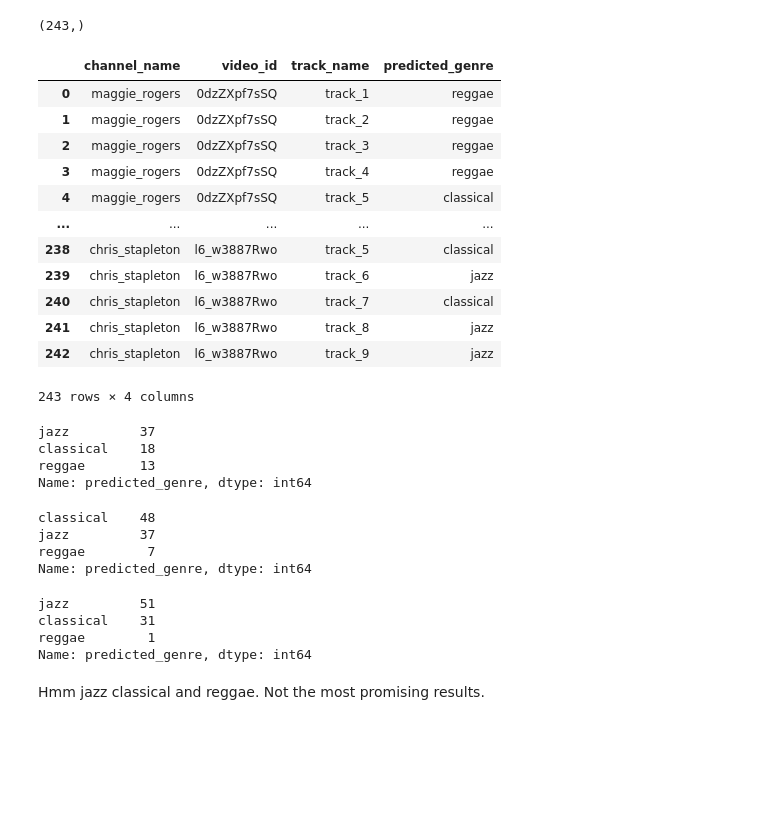
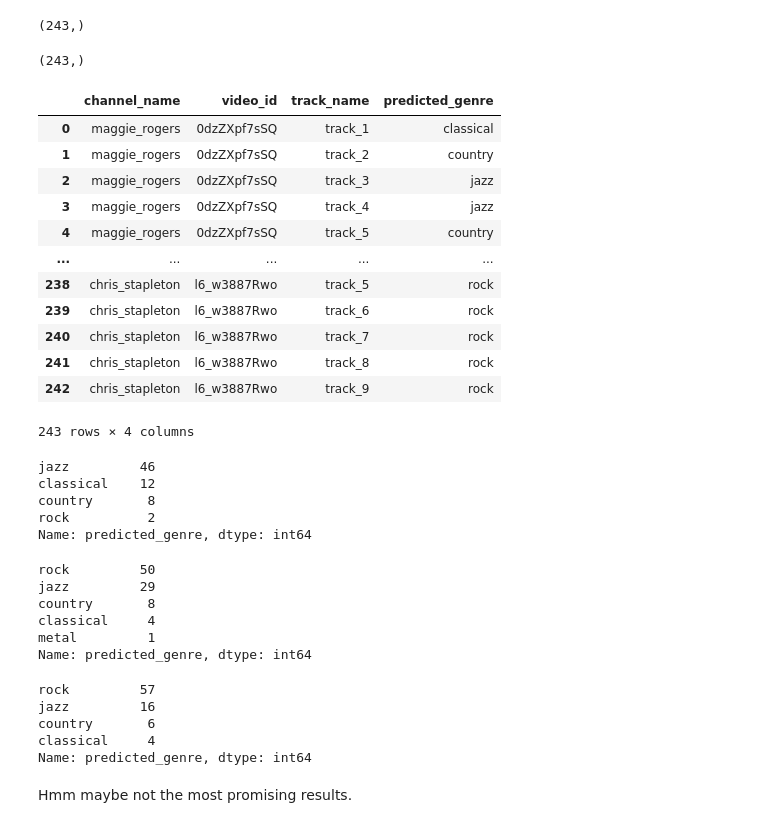
Before and after one commit to s2t2/ml-music-2023, a Jupyter notebook: notebooks/youtube/YouTube_Audio_Test_for_GTZAN_Classifier.ipynb, the cells around one changed output. Cells and saved outputs as stored; diff of their text form; code cells hidden in the pictures; blank space fills up the shorter version.

Commit message:
Use the same scaler from the model training process

```diff
--- a/notebooks/youtube/YouTube_Audio_Test_for_GTZAN_Classifier.ipynb
+++ b/notebooks/youtube/YouTube_Audio_Test_for_GTZAN_Classifier.ipynb
@@ -44,3 +40,7 @@ def read_model(model_filepath):
     print(model_filepath)
     with open(model_filepath, "rb") as f:
         return pickle.load(f)
+# %%
+scaler_filepath = os.path.join(MODELS_DIRPATH, "scaler_mfcc_features.gpickle")
+scaler = read_model(scaler_filepath)
+print(type(scaler))
@@ -141,4 +145,16 @@ x
 | 241 | -102.869669 | 60.974435 | 105.135508 | 26.251879 | -7.195252 | 20.858523 | 32.119343 | 16.401840 | ... |
 | 242 | -102.716807 | 63.247148 | 106.409798 | 25.686114 | 0.046341 | 14.468573 | 32.194965 | 10.978573 | ... |
 243 rows × 40 columns
+# %%
+# do we have to use the same scale as the GTZAN training data through?
+#x_scaled = (x - x.mean()) / x.std()
+
+# we used the min max scaler
+#from sklearn.preprocessing import MinMaxScaler
+#
+#scaler = MinMaxScaler()
+#x_scaled = scaler.fit_transform(x)
+
+# although maybe we need the exact same scaler (loading saved artiface from the training process)
+x_scaled = scaler.transform(x)
 # %%
@@ -147,42 +163,53 @@ y_pred.shape
 # %% [output]
 (243,)
+# %%
+y_pred_scaled = clf.predict(x_scaled)
+y_pred_scaled.shape
+# %% [output]
+(243,)
+# %%
+#mfcc_df["predicted_genre"] = y_pred
+mfcc_df["predicted_genre"] = y_pred_scaled
 # %%
-mfcc_df["predicted_genre"] = y_pred
 mfcc_df[["channel_name", "video_id", "track_name", "predicted_genre"]]
 # %% [output]
 |  | channel_name | video_id | track_name | predicted_genre |
-| 0 | maggie_rogers | 0dzZXpf7sSQ | track_1 | reggae |
-| 1 | maggie_rogers | 0dzZXpf7sSQ | track_2 | reggae |
-| 2 | maggie_rogers | 0dzZXpf7sSQ | track_3 | reggae |
-| 3 | maggie_rogers | 0dzZXpf7sSQ | track_4 | reggae |
-| 4 | maggie_rogers | 0dzZXpf7sSQ | track_5 | classical |
+| 0 | maggie_rogers | 0dzZXpf7sSQ | track_1 | classical |
+| 1 | maggie_rogers | 0dzZXpf7sSQ | track_2 | country |
+| 2 | maggie_rogers | 0dzZXpf7sSQ | track_3 | jazz |
+| 3 | maggie_rogers | 0dzZXpf7sSQ | track_4 | jazz |
+| 4 | maggie_rogers | 0dzZXpf7sSQ | track_5 | country |
 | ... | ... | ... | ... | ... |
-| 238 | chris_stapleton | l6_w3887Rwo | track_5 | classical |
-| 239 | chris_stapleton | l6_w3887Rwo | track_6 | jazz |
-| 240 | chris_stapleton | l6_w3887Rwo | track_7 | classical |
-| 241 | chris_stapleton | l6_w3887Rwo | track_8 | jazz |
-| 242 | chris_stapleton | l6_w3887Rwo | track_9 | jazz |
+| 238 | chris_stapleton | l6_w3887Rwo | track_5 | rock |
+| 239 | chris_stapleton | l6_w3887Rwo | track_6 | rock |
+| 240 | chris_stapleton | l6_w3887Rwo | track_7 | rock |
+| 241 | chris_stapleton | l6_w3887Rwo | track_8 | rock |
+| 242 | chris_stapleton | l6_w3887Rwo | track_9 | rock |
 243 rows × 4 columns
 # %%
 mfcc_df[ mfcc_df["channel_name"] == "maggie_rogers"]["predicted_genre"].value_counts()
 # %% [output]
-jazz         37
-classical    18
-reggae       13
+jazz         46
+classical    12
+country       8
+rock          2
 Name: predicted_genre, dtype: int64
 # %%
 mfcc_df[ mfcc_df["channel_name"] == "chris_stapleton"]["predicted_genre"].value_counts()
 # %% [output]
-classical    48
-jazz         37
-reggae        7
+rock         50
+jazz         29
+country       8
+classical     4
+metal         1
 Name: predicted_genre, dtype: int64
 # %%
 mfcc_df[ mfcc_df["channel_name"] == "john_mayer"]["predicted_genre"].value_counts()
 # %% [output]
-jazz         51
-classical    31
-reggae        1
+rock         57
+jazz         16
+country       6
+classical     4
 Name: predicted_genre, dtype: int64
 # %% [markdown]
-Hmm jazz classical and reggae. Not the most promising results.
+Hmm maybe not the most promising results.
```
Also changed, not shown: parts of 3 cells of this notebook.
